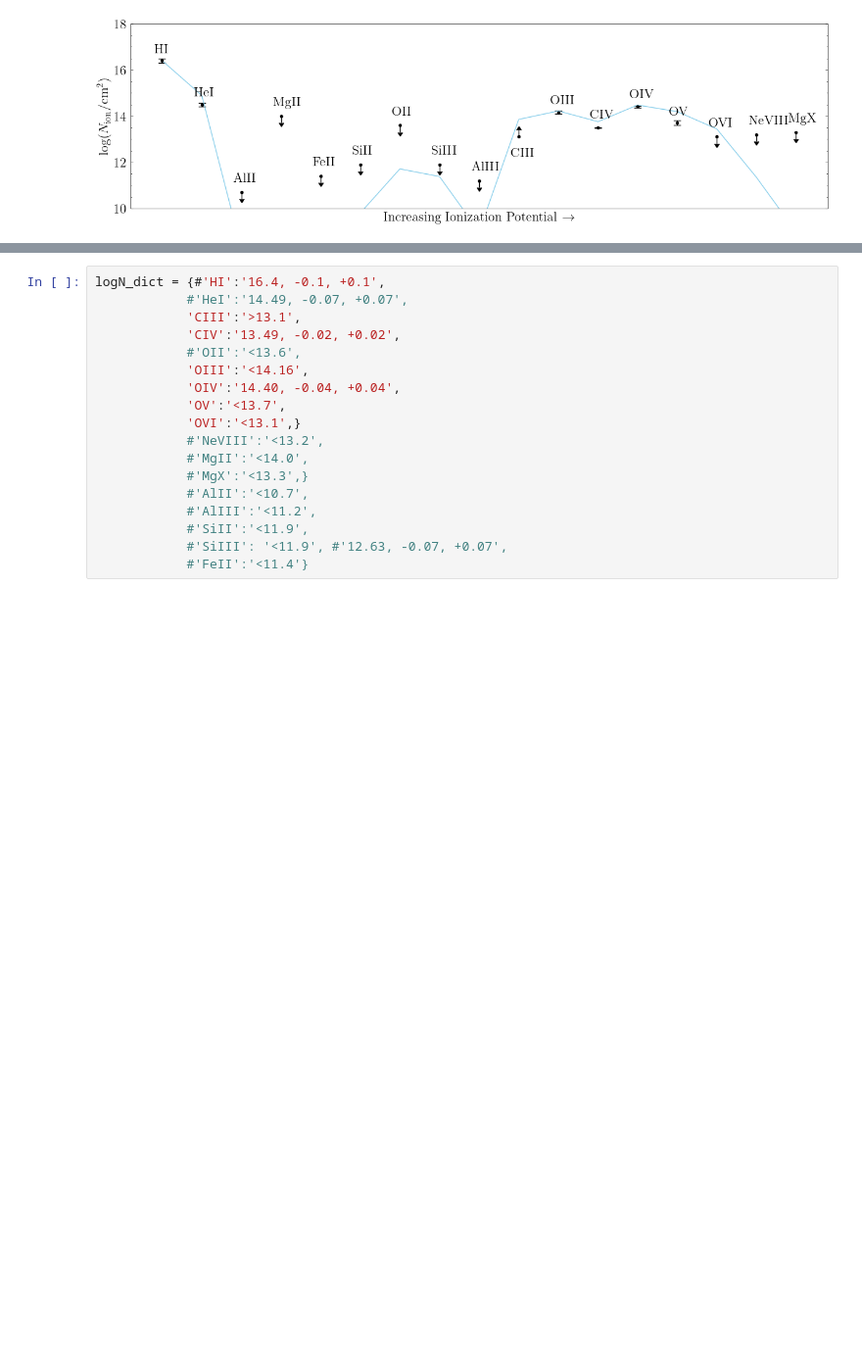
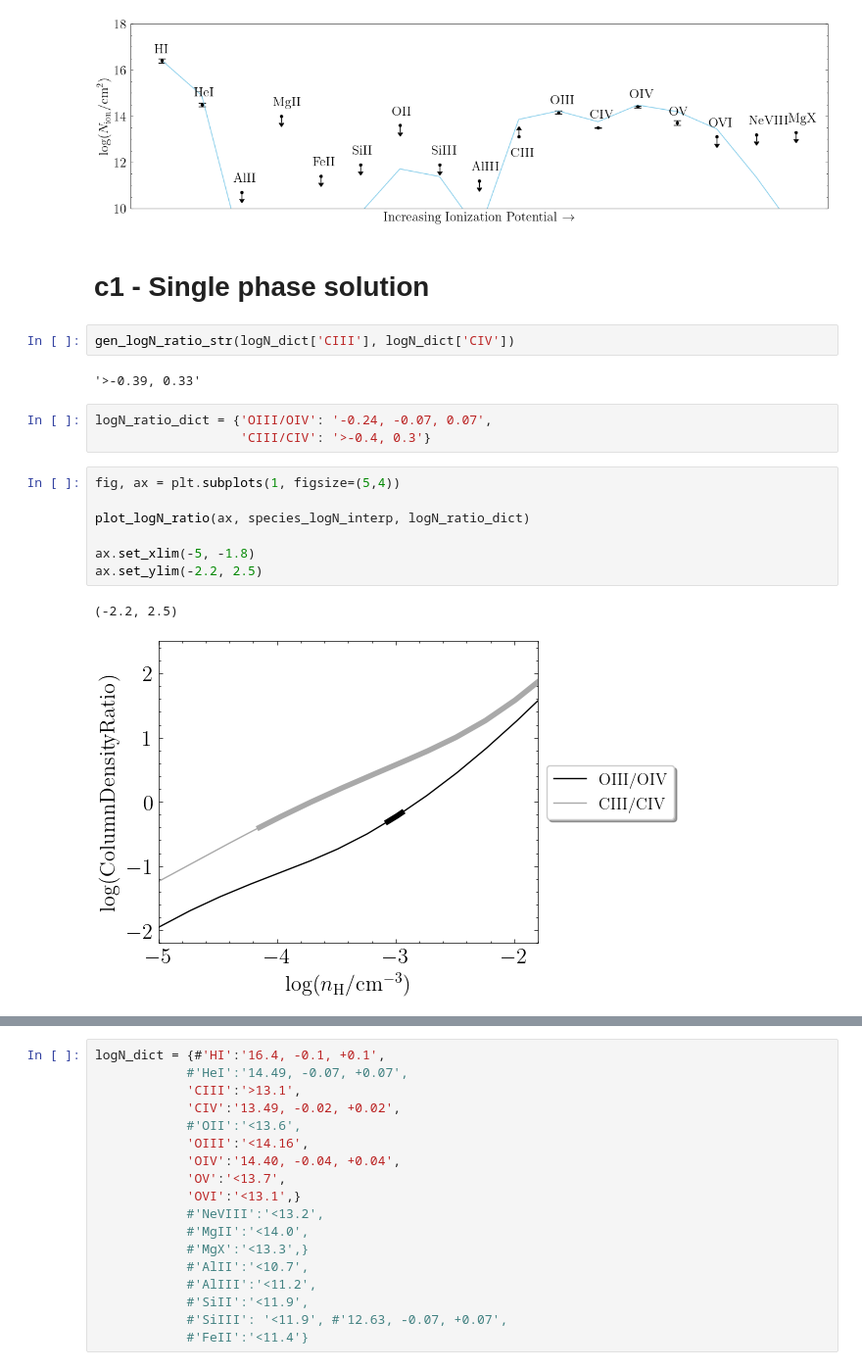
Before and after one commit to suyashk12/cgm_science, a Jupyter notebook: cloudy_fitting/z=1.16_cloudy_fit.ipynb, the cells around one changed output, grey strips where cells are left out. Shown: that part at 98% size. Drawn from its saved outputs; the diff is of its cells as text; blank space fills up the shorter version.

```diff
--- a/cloudy_fitting/z=1.16_cloudy_fit.ipynb
+++ b/cloudy_fitting/z=1.16_cloudy_fit.ipynb
@@ -102,3 +102,22 @@ ax.plot(np.arange(len(logN_species_test)), logN_species_test, color='skyblue')
 # %% [output]
 [<matplotlib.lines.Line2D at 0x...>]
 [figure]
+# %% [markdown]
+# c1 - Single phase solution
+# %%
+gen_logN_ratio_str(logN_dict['CIII'], logN_dict['CIV'])
+# %% [output]
+'>-0.39, 0.33'
+# %%
+logN_ratio_dict = {'OIII/OIV': '-0.24, -0.07, 0.07',
+                   'CIII/CIV': '>-0.4, 0.3'}
+# %%
+fig, ax = plt.subplots(1, figsize=(5,4))
+
+plot_logN_ratio(ax, species_logN_interp, logN_ratio_dict)
+
+ax.set_xlim(-5, -1.8)
+ax.set_ylim(-2.2, 2.5)
+# %% [output]
+(-2.2, 2.5)
+[figure, added]
```
Also changed, not shown: parts of 163 cells of this notebook, 20 other files.
